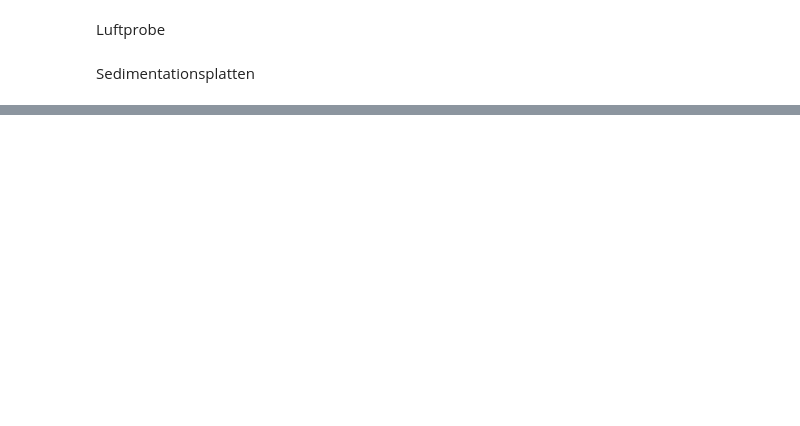
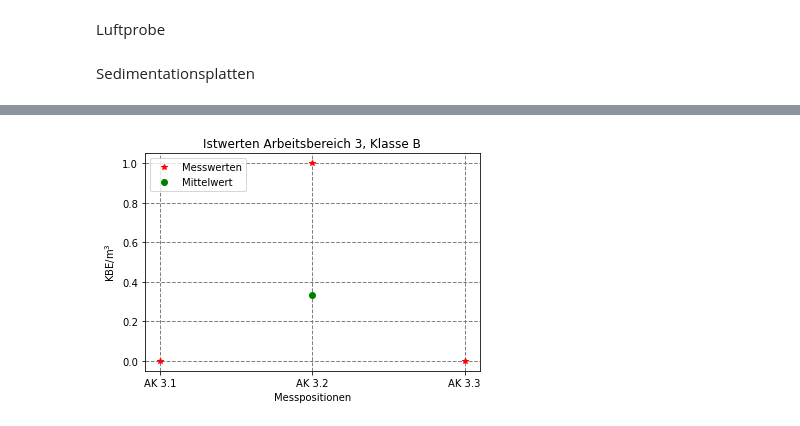
Before and after one commit to WieTat/Form, a Jupyter notebook: LZ-Kontact_221.ipynb, the cells around one changed output, grey strips where cells are left out. Drawn from its saved outputs; the diff is of its cells as text; code cells hidden in the pictures; blank space fills up the shorter version.

```diff
--- a/LZ-Kontact_221.ipynb
+++ b/LZ-Kontact_221.ipynb
@@ -57,0 +185,11 @@ kl
+# %%
+plt.plot(df_ak.Messort.iloc[12:15], df_ak.Platte.iloc[12:15],'r*', label = 'Messwerten')
+plt.plot(df_ak.Messort.iloc[13],  np.mean(df_ak.Platte.iloc[12:15]), 'go', label= 'Mittelwert')
+plt.ylabel('KBE/m$^3$')
+plt.xlabel('Messpositionen')
+plt.title('Istwerten Arbeitsbereich 3, Klasse B')
+plt.grid(color='grey', linestyle='--', linewidth=1)
+plt.legend(loc="upper left")
+plt.show()
+# %% [output]
+[figure, added]
```
Also changed, not shown: parts of 24 cells of this notebook.
